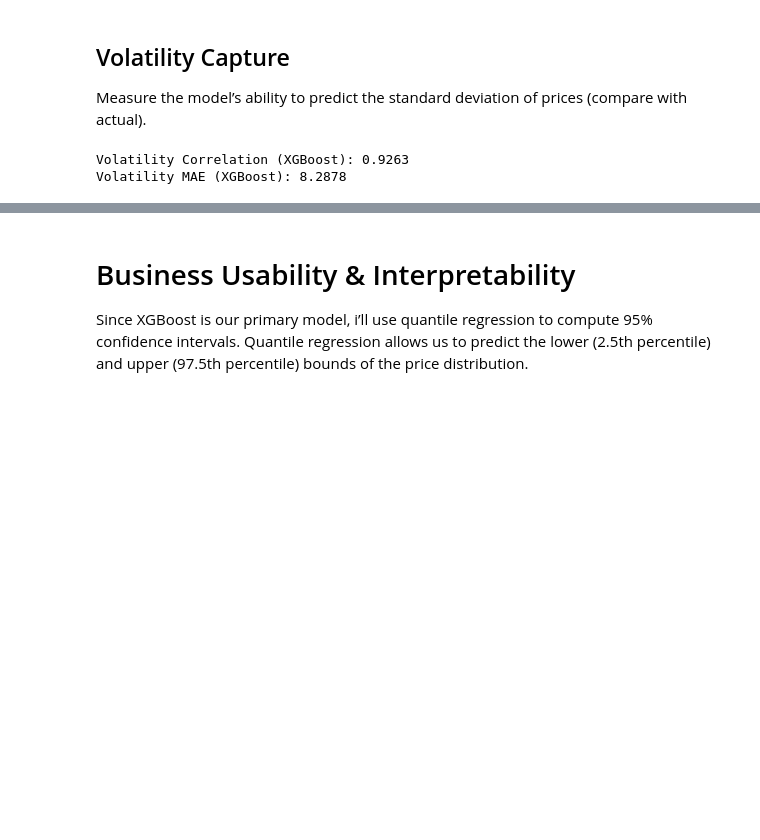
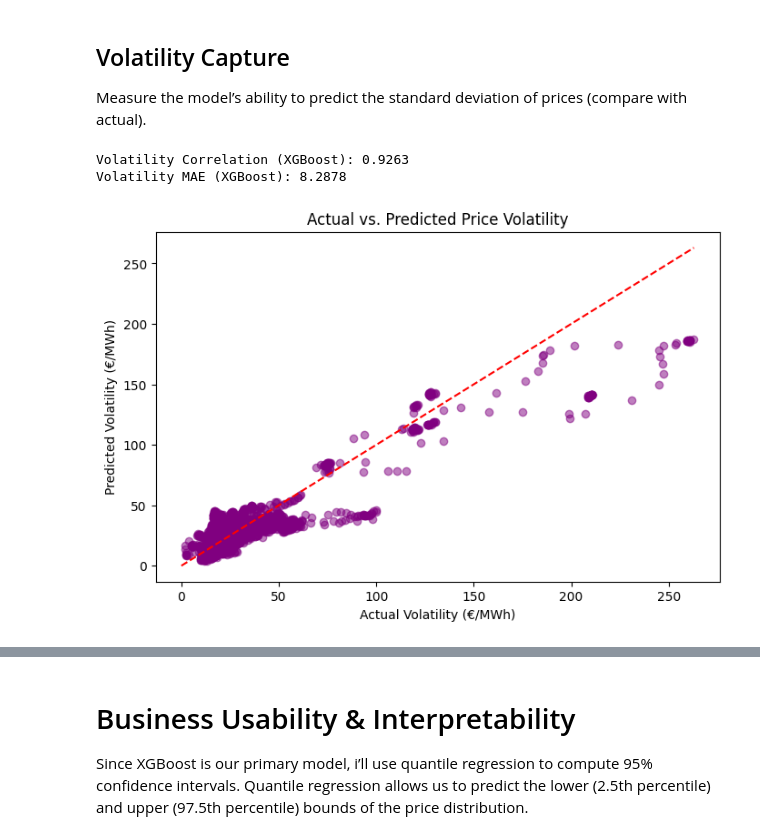
Before and after one commit to apostleoffinance/Energy-Price-Forecast, a Jupyter notebook: Notebooks/04_forecast_model.ipynb, the cells around one changed output, grey strips where cells are left out. Saved outputs shown, nothing was run; the diff lists cells and outputs as text; code cells hidden in the pictures; blank space fills up the shorter version.

```diff
--- a/Notebooks/04_forecast_model.ipynb
+++ b/Notebooks/04_forecast_model.ipynb
@@ -551,17 +563,26 @@ Measure the model’s ability to predict the standard deviation of prices (compa
 # %%
 # Compute rolling standard deviation (24-hour window)
 window = 24
 actual_volatility = y_test.rolling(window=window).std().dropna()
 pred_volatility = pd.Series(y_pred_xgb, index=y_test.index).rolling(window=window).std().dropna()
 
 # Calculate the correlation between actual and predicted volatility
 volatility_correlation = actual_volatility.corr(pred_volatility)
 
 # Calculate the mean absolute error of volatility predictions
 volatility_mae = np.mean(np.abs(actual_volatility - pred_volatility))
 
 print(f"Volatility Correlation (XGBoost): {volatility_correlation:.4f}")
 print(f"Volatility MAE (XGBoost): {volatility_mae:.4f}")
+
+plt.figure(figsize=(8, 5))
+plt.scatter(actual_volatility, pred_volatility, alpha=0.5, color='purple')
+plt.plot([0, actual_volatility.max()], [0, actual_volatility.max()], 'r--')  # Diagonal line
+plt.title('Actual vs. Predicted Price Volatility')
+plt.xlabel('Actual Volatility (€/MWh)')
+plt.ylabel('Predicted Volatility (€/MWh)')
+plt.show()
 # %% [output]
 Volatility Correlation (XGBoost): 0.9263
 Volatility MAE (XGBoost): 8.2878
+[figure, added]
```
Also changed, not shown: parts of 10 cells of this notebook, 2 other files.
